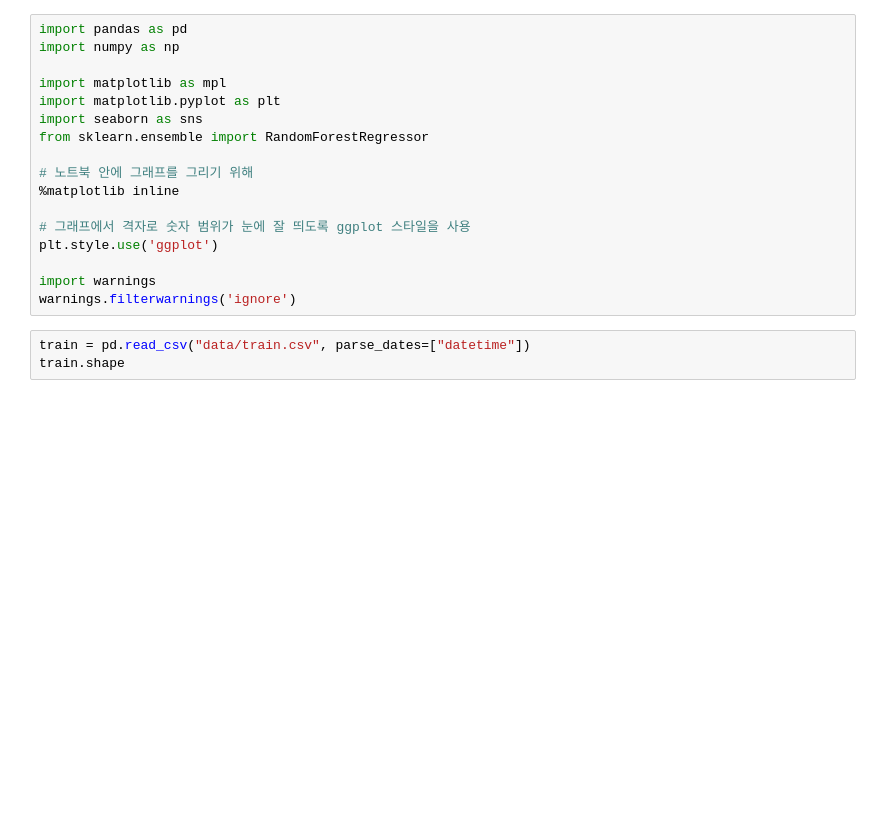
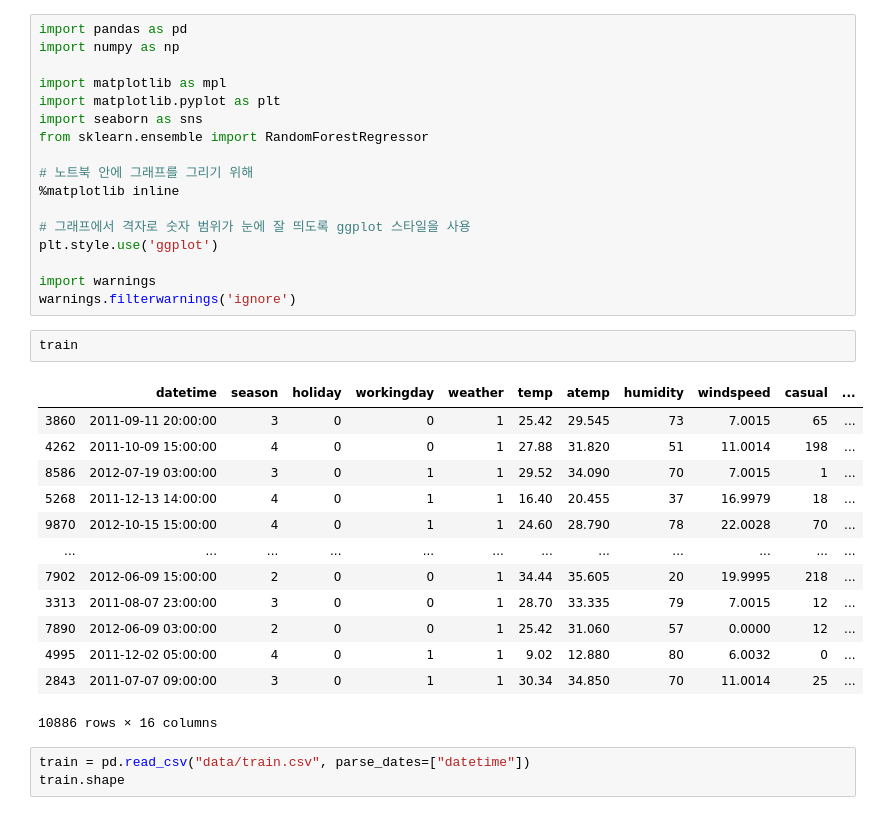
Before and after one commit to newfull5/AI-Project, a Jupyter notebook: Ensemble.ipynb, the cells around one changed output. Drawn from its saved outputs; the diff is of its cells as text; blank space fills up the shorter version.

```diff
--- a/Ensemble.ipynb
+++ b/Ensemble.ipynb
@@ -15,6 +15,22 @@ plt.style.use('ggplot')
 
 import warnings
 warnings.filterwarnings('ignore')
+# %%
+train
+# %% [output]
+|  | datetime | season | holiday | workingday | weather | temp | atemp | humidity | windspeed | casual | ... |
+| 3860 | 2011-09-11 20:00:00 | 3 | 0 | 0 | 1 | 25.42 | 29.545 | 73 | 7.0015 | 65 | ... |
+| 4262 | 2011-10-09 15:00:00 | 4 | 0 | 0 | 1 | 27.88 | 31.820 | 51 | 11.0014 | 198 | ... |
+| 8586 | 2012-07-19 03:00:00 | 3 | 0 | 1 | 1 | 29.52 | 34.090 | 70 | 7.0015 | 1 | ... |
+| 5268 | 2011-12-13 14:00:00 | 4 | 0 | 1 | 1 | 16.40 | 20.455 | 37 | 16.9979 | 18 | ... |
+| 9870 | 2012-10-15 15:00:00 | 4 | 0 | 1 | 1 | 24.60 | 28.790 | 78 | 22.0028 | 70 | ... |
+| ... | ... | ... | ... | ... | ... | ... | ... | ... | ... | ... | ... |
+| 7902 | 2012-06-09 15:00:00 | 2 | 0 | 0 | 1 | 34.44 | 35.605 | 20 | 19.9995 | 218 | ... |
+| 3313 | 2011-08-07 23:00:00 | 3 | 0 | 0 | 1 | 28.70 | 33.335 | 79 | 7.0015 | 12 | ... |
+| 7890 | 2012-06-09 03:00:00 | 2 | 0 | 0 | 1 | 25.42 | 31.060 | 57 | 0.0000 | 12 | ... |
+| 4995 | 2011-12-02 05:00:00 | 4 | 0 | 1 | 1 | 9.02 | 12.880 | 80 | 6.0032 | 0 | ... |
+| 2843 | 2011-07-07 09:00:00 | 3 | 0 | 1 | 1 | 30.34 | 34.850 | 70 | 11.0014 | 25 | ... |
+10886 rows × 16 columns
 # %%
 train = pd.read_csv("data/train.csv", parse_dates=["datetime"])
 train.shape
```
Also changed, not shown: parts of 22 cells of this notebook.
